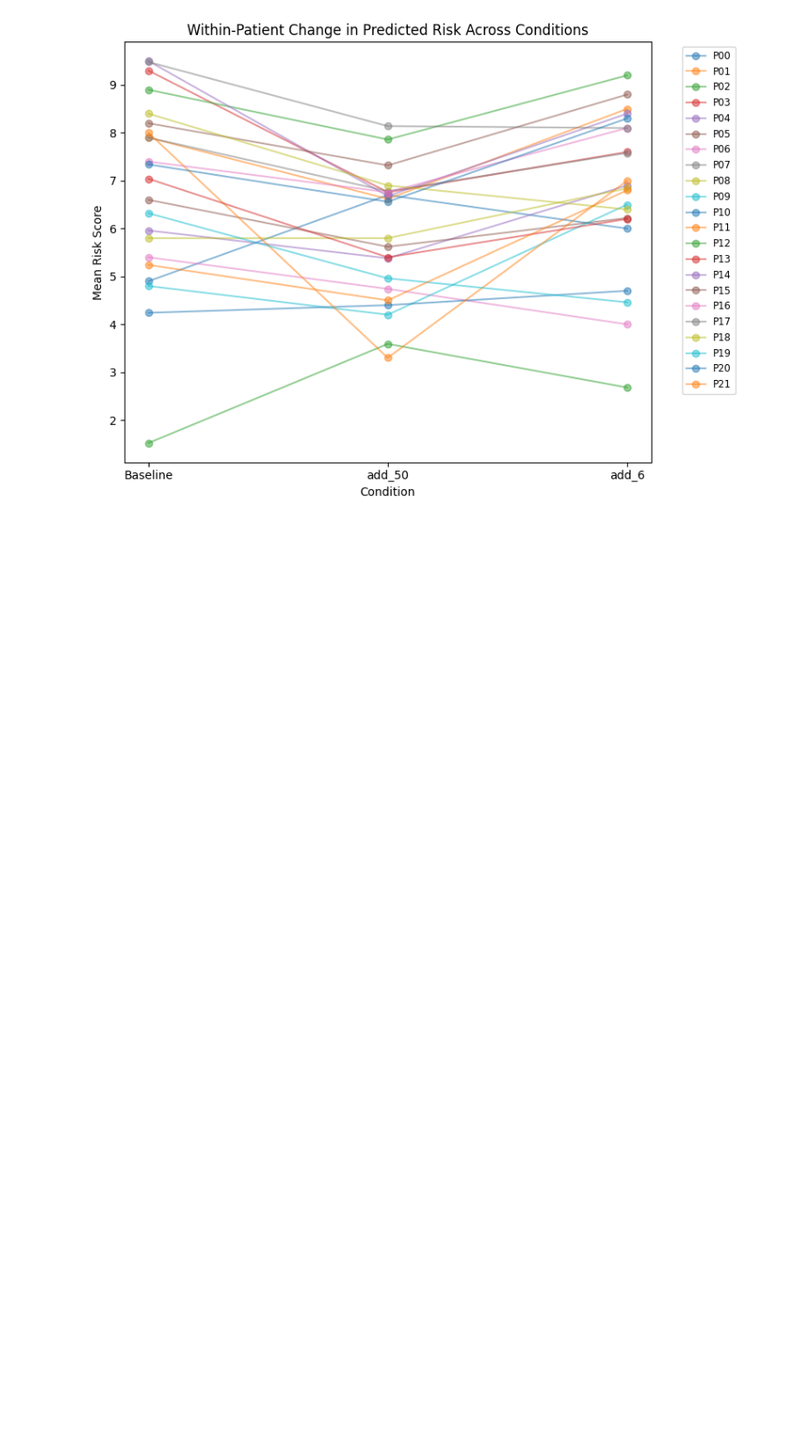
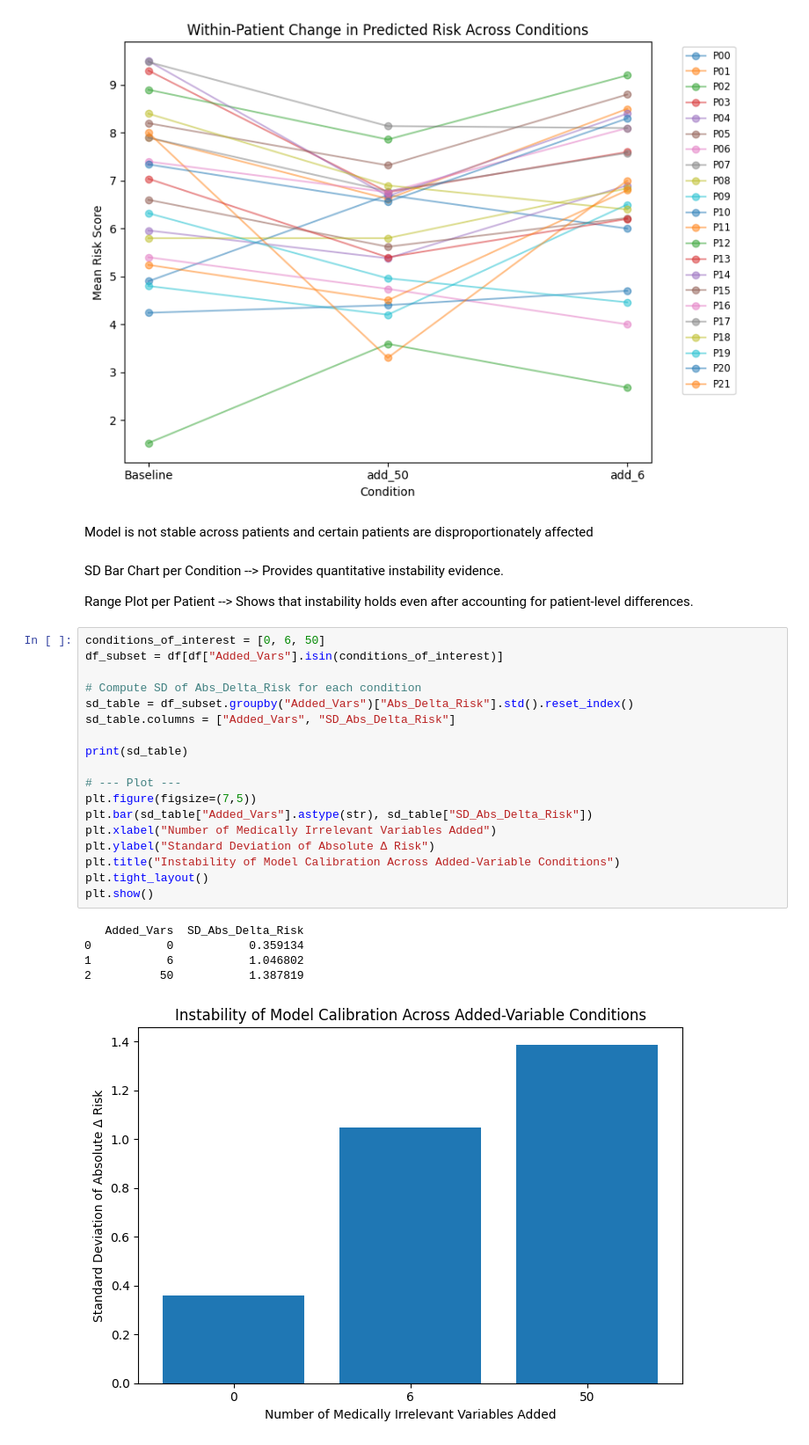
Before and after one commit to 036panda/PALS-Project, a Jupyter notebook: Experiment_3-1:5:50NSF/Exp3_Analysis.ipynb, the cells around one changed output. Shown: that part at 88% size. Cells and saved outputs as stored; diff of their text form; blank space fills up the shorter version.

Commit message:
SD calculation of absolute delta risk

```diff
--- a/Experiment_3-1:5:50NSF/Exp3_Analysis.ipynb
+++ b/Experiment_3-1:5:50NSF/Exp3_Analysis.ipynb
@@ -134,3 +136,35 @@ plt.tight_layout()
 plt.show()
 # %% [output]
 [figure]
+# %% [markdown]
+Model is not stable across patients and certain patients are disproportionately affected
+# %% [markdown]
+SD Bar Chart per Condition
+--> Provides quantitative instability evidence.
+
+Range Plot per Patient
+--> Shows that instability holds even after accounting for patient-level differences.
+# %%
+conditions_of_interest = [0, 6, 50]
+df_subset = df[df["Added_Vars"].isin(conditions_of_interest)]
+
+# Compute SD of Abs_Delta_Risk for each condition
+sd_table = df_subset.groupby("Added_Vars")["Abs_Delta_Risk"].std().reset_index()
+sd_table.columns = ["Added_Vars", "SD_Abs_Delta_Risk"]
+
+print(sd_table)
+
+# --- Plot ---
+plt.figure(figsize=(7,5))
+plt.bar(sd_table["Added_Vars"].astype(str), sd_table["SD_Abs_Delta_Risk"])
+plt.xlabel("Number of Medically Irrelevant Variables Added")
+plt.ylabel("Standard Deviation of Absolute Δ Risk")
+plt.title("Instability of Model Calibration Across Added-Variable Conditions")
+plt.tight_layout()
+plt.show()
+# %% [output]
+   Added_Vars  SD_Abs_Delta_Risk
+0           0           0.359134
+1           6           1.046802
+2          50           1.387819
+[figure, added]
```
Also changed, not shown: parts of 2 cells of this notebook.
